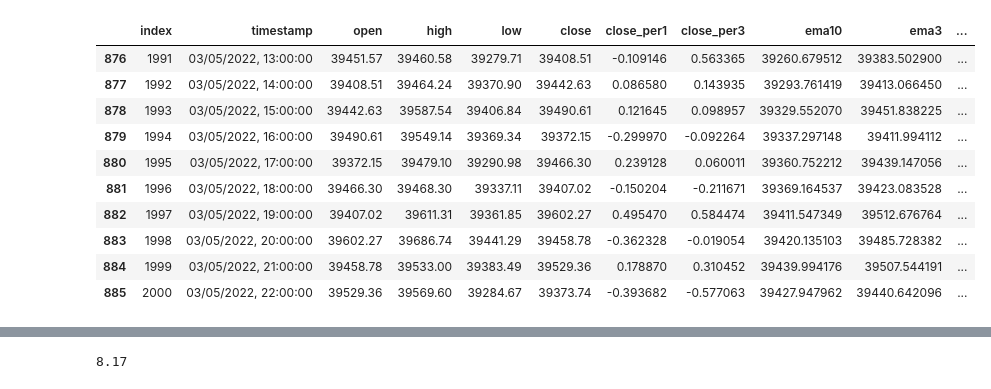
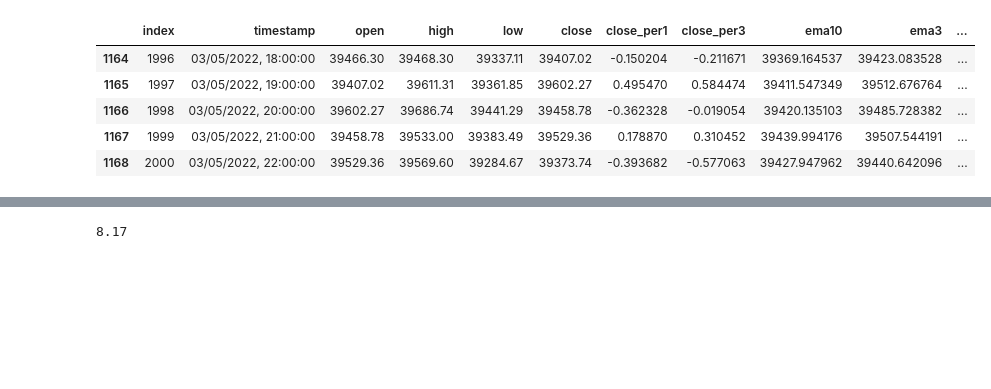
Before and after one commit to tenicho/Crypto_TB_development, a Jupyter notebook: crypto_model_development/OtoC_sRNN_model_all_var_simplified_not_binary_inputs_model_with_multiple_outputs_andtanh_using_open.ipynb, the cells around one changed output, grey strips where cells are left out. Saved outputs shown, nothing was run; the diff lists cells and outputs as text; code cells hidden in the pictures; blank space fills up the shorter version.

```diff
--- a/crypto_model_development/OtoC_sRNN_model_all_var_simplified_not_binary_inputs_model_with_multiple_outputs_andtanh_using_open.ipynb
+++ b/crypto_model_development/OtoC_sRNN_model_all_var_simplified_not_binary_inputs_model_with_multiple_outputs_andtanh_using_open.ipynb
@@ -23,21 +21,42 @@ import math
 pd.options.mode.chained_assignment = None  # default='warn'
 # %%
 ## getting data ##
-def getDF(ticker):
+def getDF():
     # Load data
-    df = pd.read_csv('BTC-USD_1hour.csv')
+    df = pd.read_csv('data/BTC-USD_1hour.csv')
     df = df.drop(columns=['Unnamed: 0'])
-    df = df.tail(900)
+    df = df.tail(1200)
 
-    # add data points
+    # add data points #
+
+    # closing percents
     df['close_per1'] = df.ta.percent_return(length=1, close = df['close'])*100
     df['close_per3'] = df.ta.percent_return(length=3, close = df['close'])*100
+
+    # ema
     df['ema10'] = df.ta.ema(length=10, close = df['close'])
     df['ema3'] = df.ta.ema(length=3, close = df['close'])
+
+    # rsi
     df['rsi7'] = df.ta.rsi(length=7, close = df['close'])/100
     df['rsi14'] = df.ta.rsi(length=14, close = df['close'])/100
+
+    # willr
     df['williams7'] = df.ta.willr(length=7, close = df['close'])/100
     df['williams14'] = df.ta.willr(length=14, close = df['close'])/100
+
+    # stochrsi
+    df_stochrsi7 = df.ta.stochrsi(length=7, rsi_length=7)
+    df_stochrsi14 = df.ta.stochrsi(length=14, rsi_length=14)
+    df_stochrsi7['stochrsi_hist7'] = df_stochrsi7['STOCHRSIk_7_7_3_3'] - df_stochrsi7['STOCHRSId_7_7_3_3']
+    df_stochrsi14['stochrsi_hist14'] = df_stochrsi14['STOCHRSIk_14_14_3_3'] - df_stochrsi14['STOCHRSId_14_14_3_3']
+    df['stochrsi_hist7'] = (df_stochrsi7['STOCHRSIk_7_7_3_3'] - df_stochrsi7['STOCHRSId_7_7_3_3'])/100
+    df['stochrsi_hist14'] = (df_stochrsi14['STOCHRSIk_14_14_3_3'] - df_stochrsi14['STOCHRSId_14_14_3_3'])/100
+
+    # BBands %
+    df_bbands = df.ta.bbands()
+    df['BB_perL'] = -1*((df_bbands['BBM_5_2.0']-df_bbands['BBL_5_2.0'])/df_bbands['BBM_5_2.0'])
+    df['BB_perH'] = -1*((df_bbands['BBM_5_2.0']-df_bbands['BBU_5_2.0'])/df_bbands['BBM_5_2.0'])
 
 
 #     del df['timestamp']
@@ -50,17 +69,12 @@ def getDF(ticker):
     return df
 # %%
 ticker = "TNA"
-df = getDF(ticker)
-df.tail(10)
+df = getDF()
+df.tail(5)
 # %% [output]
 |  | index | timestamp | open | high | low | close | close_per1 | close_per3 | ema10 | ema3 | ... |
-| 876 | 1991 | 03/05/2022, 13:00:00 | 39451.57 | 39460.58 | 39279.71 | 39408.51 | -0.109146 | 0.563365 | 39260.679512 | 39383.502900 | ... |
-| 877 | 1992 | 03/05/2022, 14:00:00 | 39408.51 | 39464.24 | 39370.90 | 39442.63 | 0.086580 | 0.143935 | 39293.761419 | 39413.066450 | ... |
-| 878 | 1993 | 03/05/2022, 15:00:00 | 39442.63 | 39587.54 | 39406.84 | 39490.61 | 0.121645 | 0.098957 | 39329.552070 | 39451.838225 | ... |
-| 879 | 1994 | 03/05/2022, 16:00:00 | 39490.61 | 39549.14 | 39369.34 | 39372.15 | -0.299970 | -0.092264 | 39337.297148 | 39411.994112 | ... |
-| 880 | 1995 | 03/05/2022, 17:00:00 | 39372.15 | 39479.10 | 39290.98 | 39466.30 | 0.239128 | 0.060011 | 39360.752212 | 39439.147056 | ... |
-| 881 | 1996 | 03/05/2022, 18:00:00 | 39466.30 | 39468.30 | 39337.11 | 39407.02 | -0.150204 | -0.211671 | 39369.164537 | 39423.083528 | ... |
-| 882 | 1997 | 03/05/2022, 19:00:00 | 39407.02 | 39611.31 | 39361.85 | 39602.27 | 0.495470 | 0.584474 | 39411.547349 | 39512.676764 | ... |
-| 883 | 1998 | 03/05/2022, 20:00:00 | 39602.27 | 39686.74 | 39441.29 | 39458.78 | -0.362328 | -0.019054 | 39420.135103 | 39485.728382 | ... |
-| 884 | 1999 | 03/05/2022, 21:00:00 | 39458.78 | 39533.00 | 39383.49 | 39529.36 | 0.178870 | 0.310452 | 39439.994176 | 39507.544191 | ... |
-| 885 | 2000 | 03/05/2022, 22:00:00 | 39529.36 | 39569.60 | 39284.67 | 39373.74 | -0.393682 | -0.577063 | 39427.947962 | 39440.642096 | ... |
+| 1164 | 1996 | 03/05/2022, 18:00:00 | 39466.30 | 39468.30 | 39337.11 | 39407.02 | -0.150204 | -0.211671 | 39369.164537 | 39423.083528 | ... |
+| 1165 | 1997 | 03/05/2022, 19:00:00 | 39407.02 | 39611.31 | 39361.85 | 39602.27 | 0.495470 | 0.584474 | 39411.547349 | 39512.676764 | ... |
+| 1166 | 1998 | 03/05/2022, 20:00:00 | 39602.27 | 39686.74 | 39441.29 | 39458.78 | -0.362328 | -0.019054 | 39420.135103 | 39485.728382 | ... |
+| 1167 | 1999 | 03/05/2022, 21:00:00 | 39458.78 | 39533.00 | 39383.49 | 39529.36 | 0.178870 | 0.310452 | 39439.994176 | 39507.544191 | ... |
+| 1168 | 2000 | 03/05/2022, 22:00:00 | 39529.36 | 39569.60 | 39284.67 | 39373.74 | -0.393682 | -0.577063 | 39427.947962 | 39440.642096 | ... |
```
Also changed, not shown: parts of 13 cells of this notebook, 7 other files.
